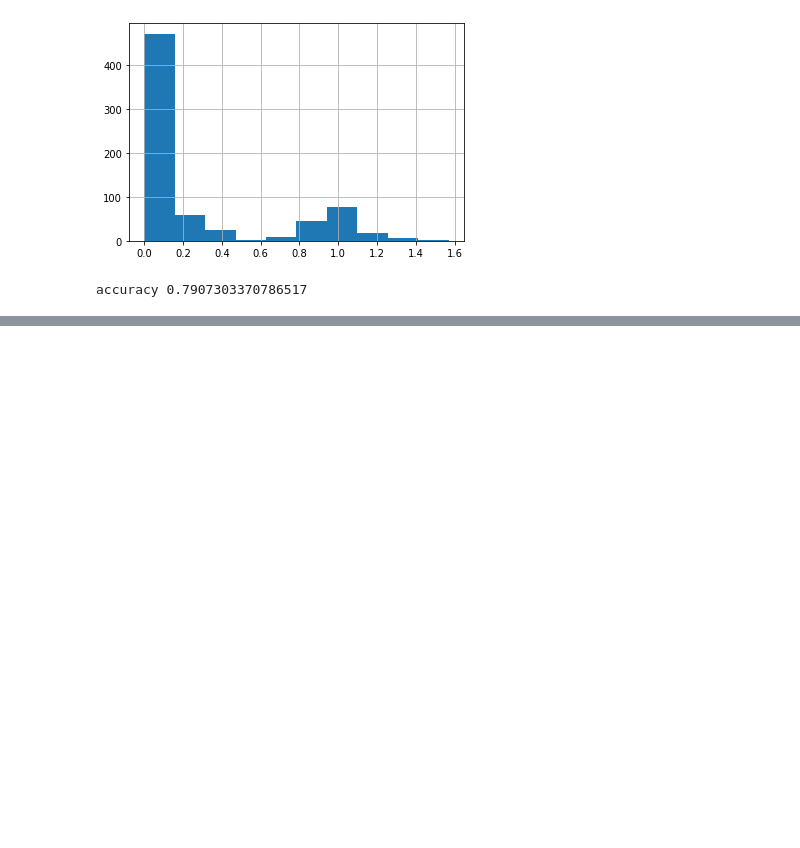
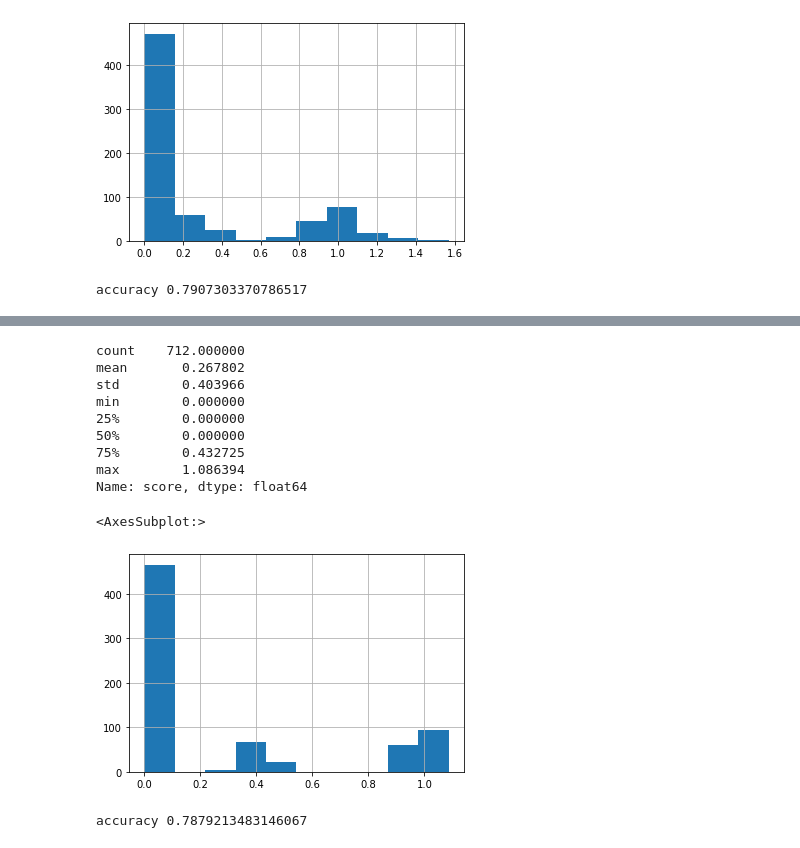
Before and after one commit to jffist/fastai22, a Jupyter notebook: clean/03_courseL3_titanic_from_scratch.ipynb, the cells around one changed output, grey strips where cells are left out. Saved outputs shown, nothing was run; the diff lists cells and outputs as text; code cells hidden in the pictures; blank space fills up the shorter version.

Commit message:
L3: added solution with scipy solver

```diff
--- a/clean/03_courseL3_titanic_from_scratch.ipynb
+++ b/clean/03_courseL3_titanic_from_scratch.ipynb
@@ -478,0 +520,4 @@ accuracy 0.7907303370786517
+# %%
+np.random.seed(4)
+m_params = np.random.normal(size=n_features)
+m_params
@@ -478,0 +527,8 @@ accuracy 0.7907303370786517
+# %%
+def loss_to_minimise(params_vect):
+    # I use global variables for simplicity
+    # in real life it's better to create partial(calc_loss, X, y)
+    m_params = params_vect.reshape((-1,1))
+    y_pred = relu_np(m_params, X)
+    loss = mae_loss_np(y, y_pred.reshape(-1))
+    return loss
@@ -478,0 +543,2 @@ accuracy 0.7907303370786517
+# %%
+solution = minimize(loss_to_minimise, m_params, tol=1e-4)
@@ -478,0 +576,23 @@ accuracy 0.7907303370786517
+# %%
+params_optimised = solution.x.reshape((-1,1))
+# %%
+df['score'] = relu_np(params_optimised, X)
+display(df['score'].describe())
+df['score'].hist()
+# %% [output]
+count    712.000000
+mean       0.267802
+std        0.403966
+min        0.000000
+25%        0.000000
+50%        0.000000
+75%        0.432725
+max        1.086394
+Name: score, dtype: float64
+<AxesSubplot:>
+[figure, added]
+# %%
+df['predicted'] = (df['score'] > 0.5).astype(int)
+print("accuracy",(df['Survived'] == df['predicted']).mean())
+# %% [output]
+accuracy 0.7879213483146067
```
Also changed, not shown: parts of 16 cells of this notebook.
